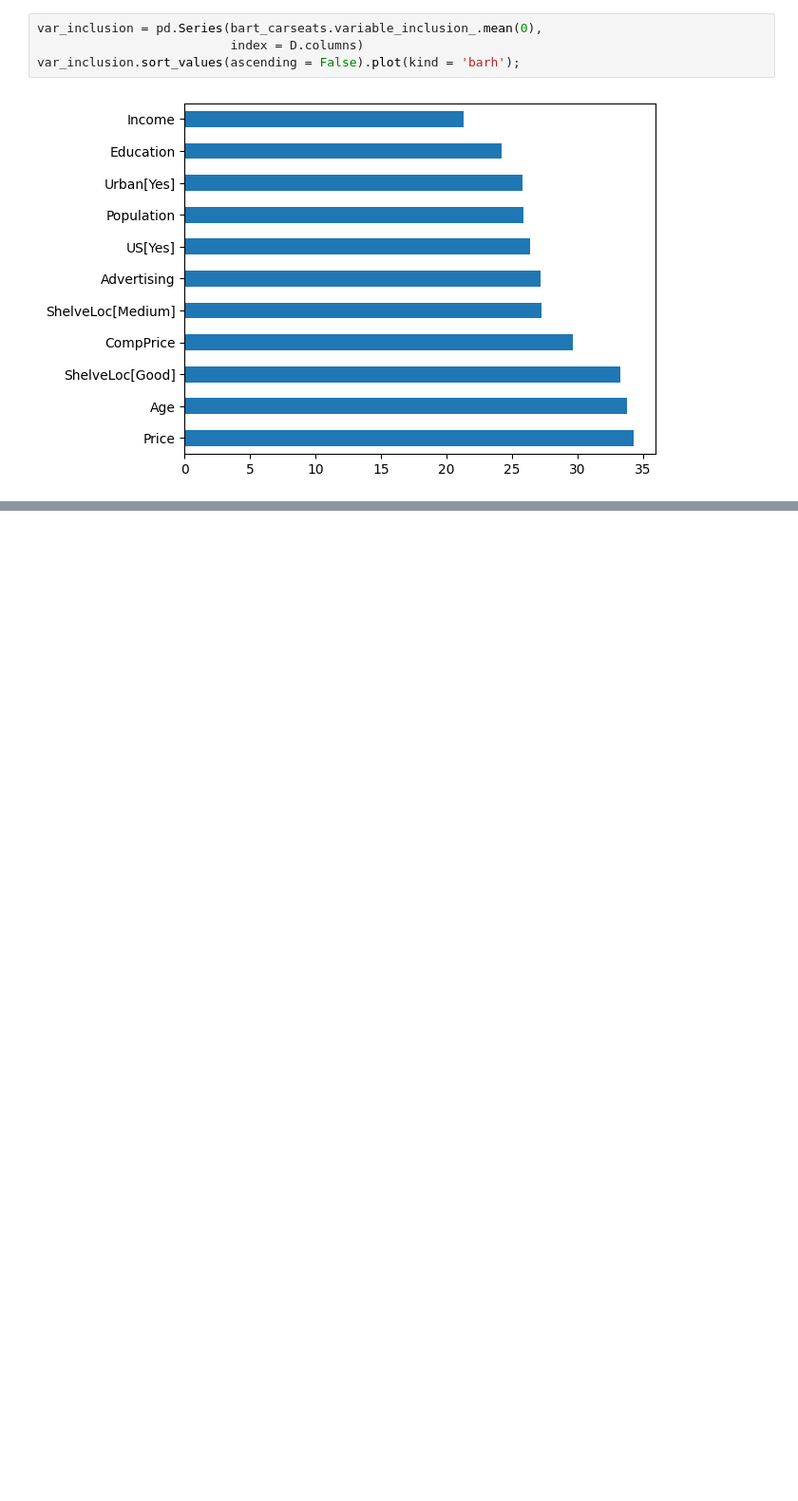
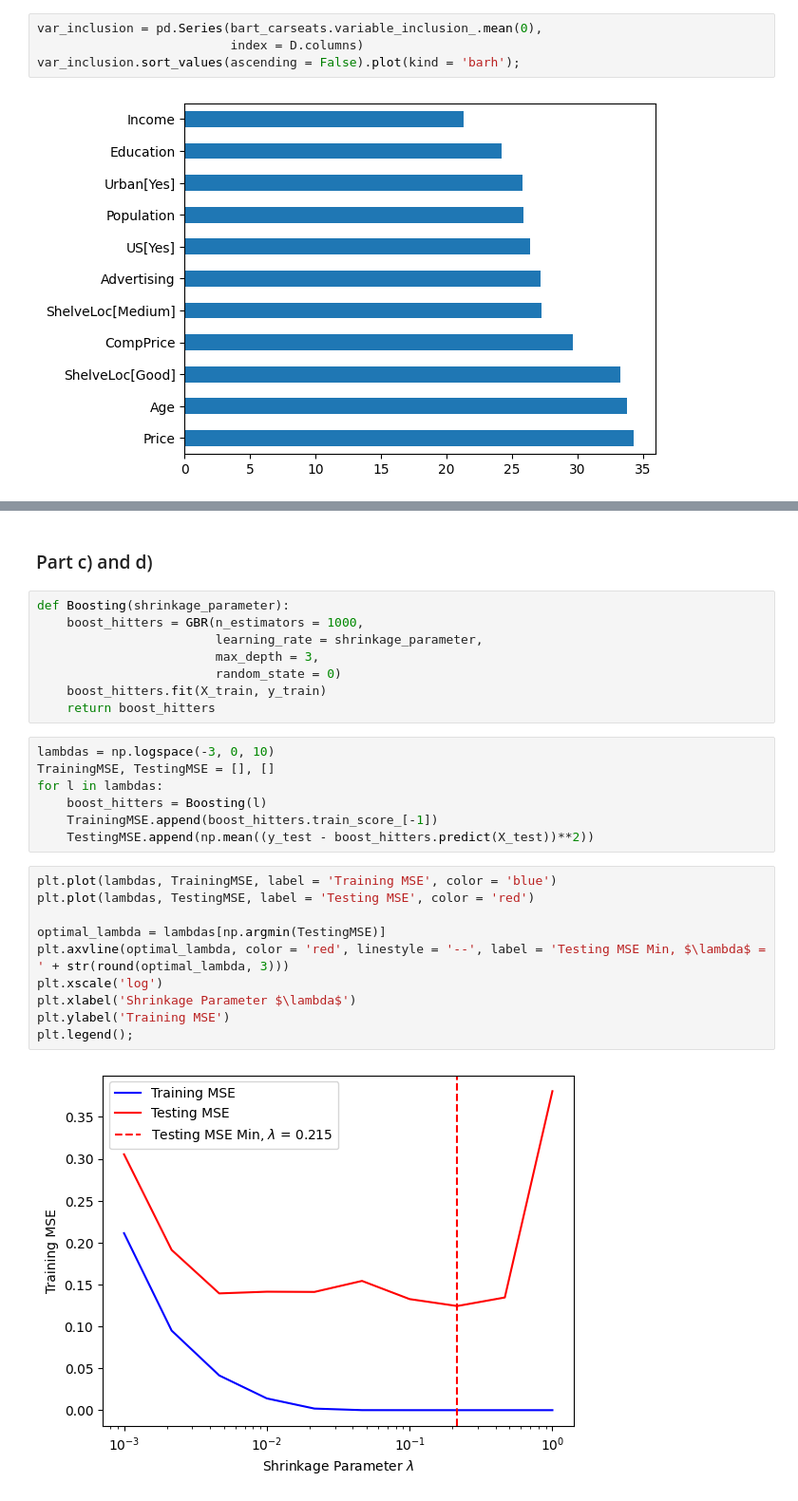
Before and after one commit to Chrillemis/Math-180-Applied-Statistics-and-Machine-Learning, a Jupyter notebook: HW9.ipynb, the cells around one changed output, grey strips where cells are left out. Shown at 95% size. Saved outputs shown, nothing was run; the diff lists cells and outputs as text; blank space fills up the shorter version.

```diff
--- a/HW9.ipynb
+++ b/HW9.ipynb
@@ -150,0 +175,29 @@ Here we get the lowest testing MSE so far and bart uses all the variables almost
+# %% [markdown]
+### Part c) and d)
+# %%
+def Boosting(shrinkage_parameter):
+    boost_hitters = GBR(n_estimators = 1000,
+                        learning_rate = shrinkage_parameter,
+                        max_depth = 3,
+                        random_state = 0)
+    boost_hitters.fit(X_train, y_train)
+    return boost_hitters
+# %%
+lambdas = np.logspace(-3, 0, 10)
+TrainingMSE, TestingMSE = [], []
+for l in lambdas:
+    boost_hitters = Boosting(l)
+    TrainingMSE.append(boost_hitters.train_score_[-1])
+    TestingMSE.append(np.mean((y_test - boost_hitters.predict(X_test))**2))
+# %%
+plt.plot(lambdas, TrainingMSE, label = 'Training MSE', color = 'blue')
+plt.plot(lambdas, TestingMSE, label = 'Testing MSE', color = 'red')
+
+optimal_lambda = lambdas[np.argmin(TestingMSE)]
+plt.axvline(optimal_lambda, color = 'red', linestyle = '--', label = 'Testing MSE Min, $\lambda$ = ' + str(round(optimal_lambda, 3)))
+plt.xscale('log')
+plt.xlabel('Shrinkage Parameter $\lambda$')
+plt.ylabel('Training MSE')
+plt.legend();
+# %% [output]
+[figure, added]
```
Also changed, not shown: parts of 15 cells of this notebook.
